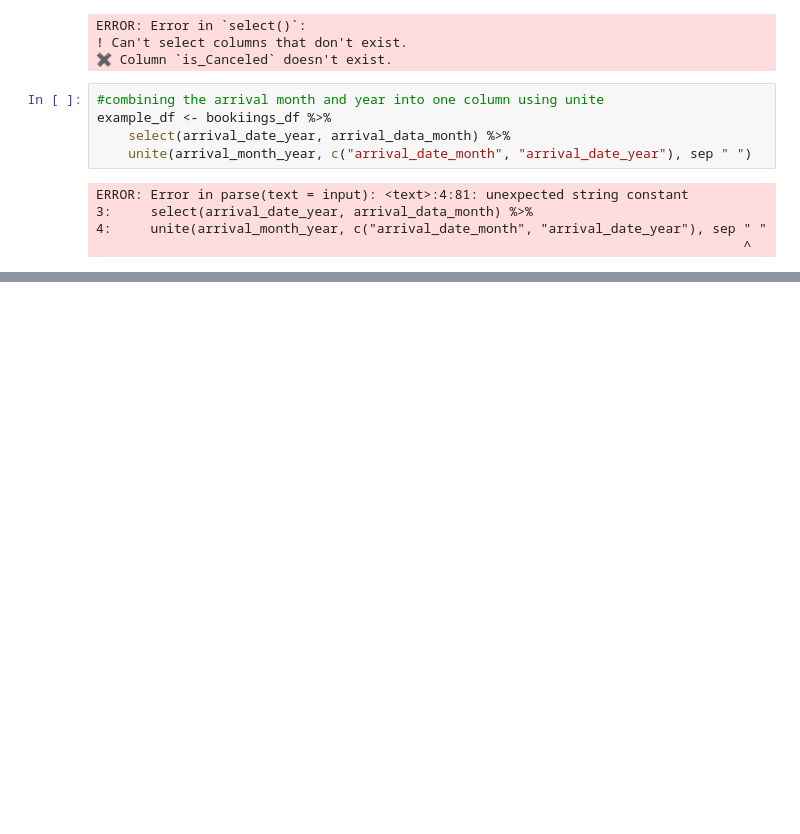
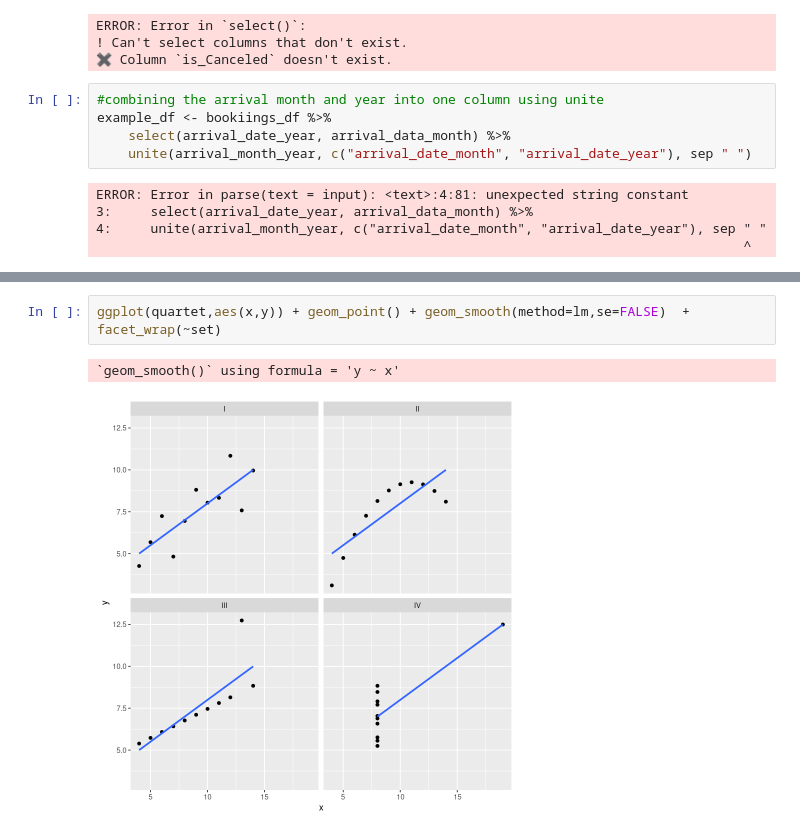
Before and after one commit to AdnanAI7/data_analysis, a Jupyter notebook: R Notebook /started.ipynb, the cells around one changed output, grey strips where cells are left out. Cells and saved outputs as stored; diff of their text form; blank space fills up the shorter version.

Commit message:
modified:   R Notebook /started.ipynb 	new file:   Visualization/output.png

```diff
--- a/R Notebook /started.ipynb
+++ b/R Notebook /started.ipynb
@@ -2159,0 +2358,5 @@ ERROR: Error in parse(text = input): <text>:4:81: unexpected string constant
+# %%
+ggplot(quartet,aes(x,y)) + geom_point() + geom_smooth(method=lm,se=FALSE)  + facet_wrap(~set)
+# %% [output]
+`geom_smooth()` using formula = 'y ~ x'
+[figure, added]
```
Also changed, not shown: parts of 81 cells of this notebook, 1 other file.
